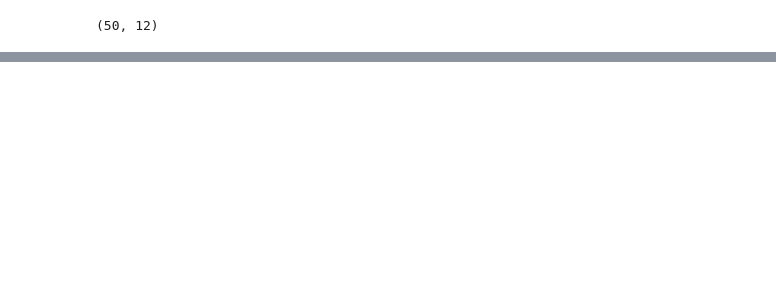
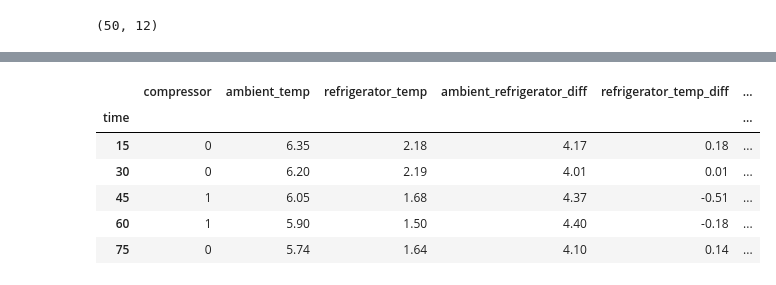
Before and after one commit to jacekdobrowolski/regression_forest, a Jupyter notebook: main.ipynb, the cells around one changed output, grey strips where cells are left out. Saved outputs shown, nothing was run; the diff lists cells and outputs as text; code cells hidden in the pictures; blank space fills up the shorter version.

```diff
--- a/main.ipynb
+++ b/main.ipynb
@@ -142,0 +140,14 @@ print(forest.predict(test[:-1]))
+# %%
+delay = 3
+frames = [df.shift(-t) for t in range(delay)]
+# small_df = df.iloc[:40]
+delayed_df = pd.concat(frames, axis=1).dropna()
+delayed_df.head()
+# %% [output]
+|  | compressor | ambient_temp | refrigerator_temp | ambient_refrigerator_diff | refrigerator_temp_diff | ... |
+| time |  |  |  |  |  | ... |
+| 15 | 0 | 6.35 | 2.18 | 4.17 | 0.18 | ... |
+| 30 | 0 | 6.20 | 2.19 | 4.01 | 0.01 | ... |
+| 45 | 1 | 6.05 | 1.68 | 4.37 | -0.51 | ... |
+| 60 | 1 | 5.90 | 1.50 | 4.40 | -0.18 | ... |
+| 75 | 0 | 5.74 | 1.64 | 4.10 | 0.14 | ... |
```
Also changed, not shown: parts of 23 cells of this notebook, 5 other files.
